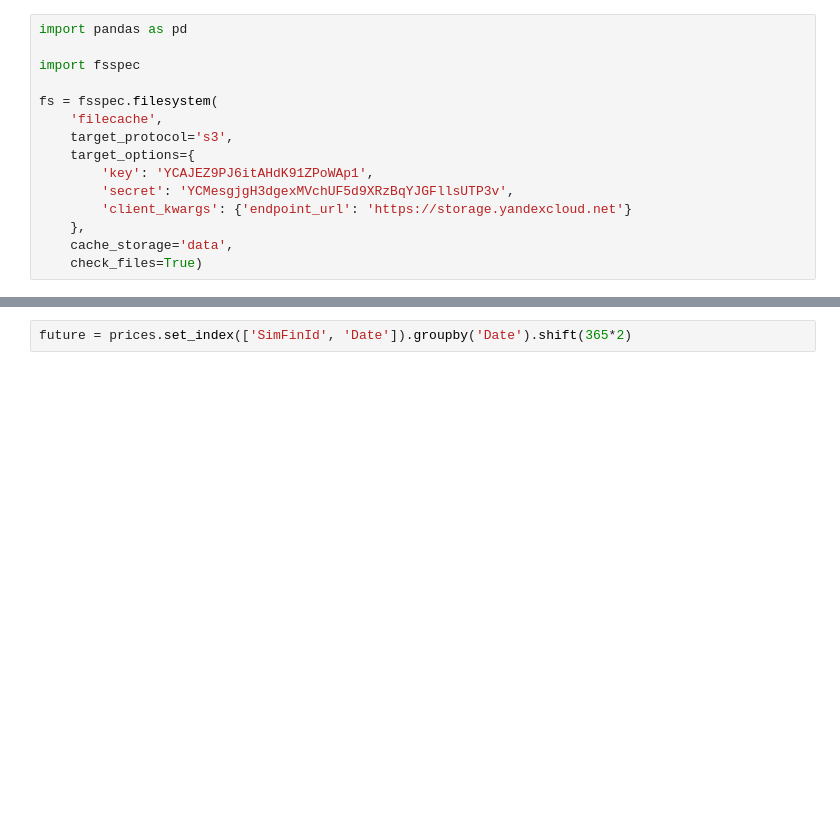
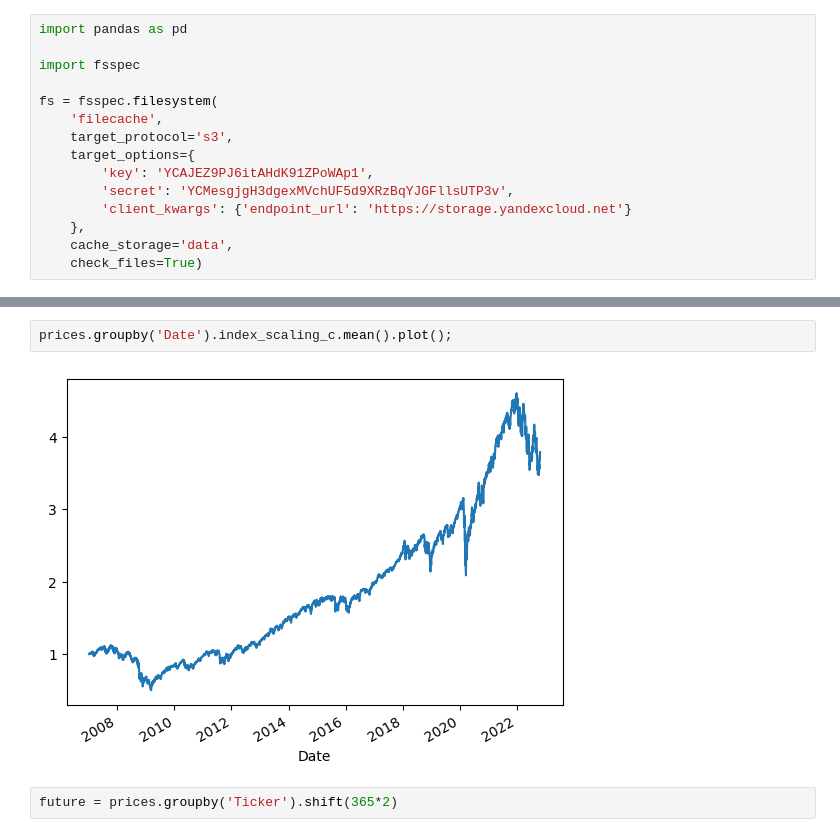
Before and after one commit to dllllb/finexp, a Jupyter notebook: basepred.ipynb, the cells around one changed output, grey strips where cells are left out. Cells and saved outputs as stored; diff of their text form; blank space fills up the shorter version.

```diff
--- a/basepred.ipynb
+++ b/basepred.ipynb
@@ -31,2 +39,6 @@ prices['index_scaling_c'] = prices.Date.map(sp500tr.set_index('date').scaling_c)
+# %%
+prices.groupby('Date').index_scaling_c.mean().plot();
+# %% [output]
+[figure, added]
 # %%
-future = prices.set_index(['SimFinId', 'Date']).groupby('Date').shift(365*2)
+future = prices.groupby('Ticker').shift(365*2)
```
Also changed, not shown: parts of 4 cells of this notebook.
